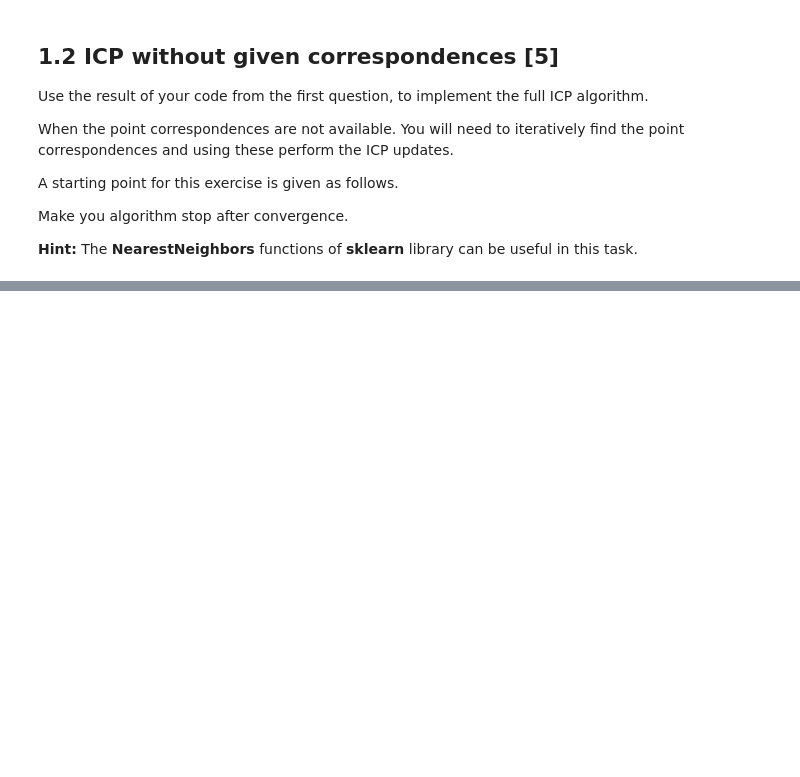
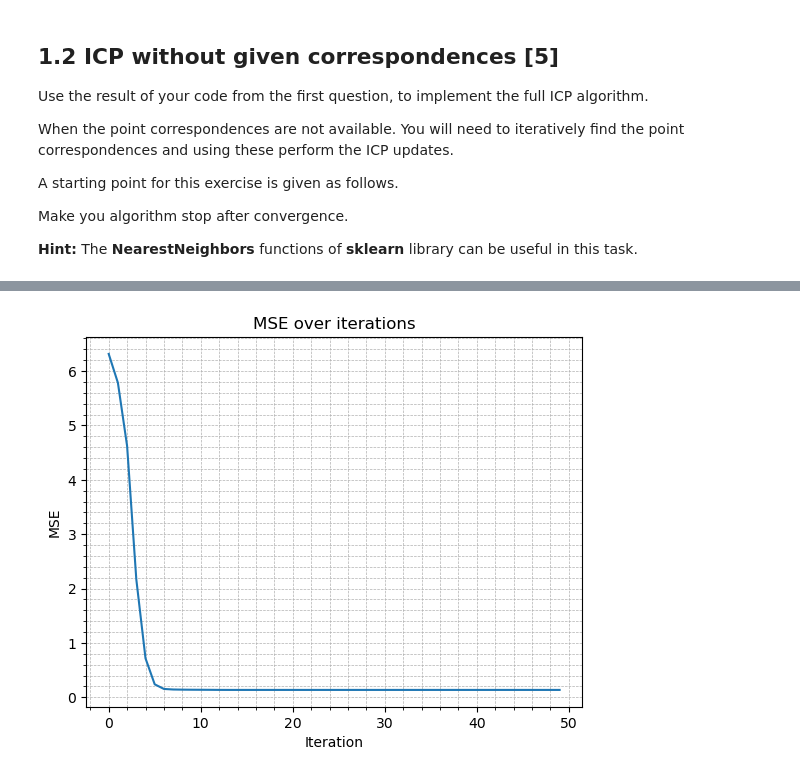
Before and after one commit to AndrewZheng-1011/mobile_sensing_robotics, a Jupyter notebook: 2020-msr2-exercises/2020-msr2-exercise-01-icp/2020-msr2-exercise-01-icp/ex1.ipynb, the cells around one changed output, grey strips where cells are left out. Saved outputs shown, nothing was run; the diff lists cells and outputs as text; code cells hidden in the pictures; blank space fills up the shorter version.

```diff
--- a/2020-msr2-exercises/2020-msr2-exercise-01-icp/2020-msr2-exercise-01-icp/ex1.ipynb
+++ b/2020-msr2-exercises/2020-msr2-exercise-01-icp/2020-msr2-exercise-01-icp/ex1.ipynb
@@ -149,0 +280,22 @@ Text(0.5, 1.0, 'MSE over iterations')
+# %%
+plt.plot(E_list)
+plt.xlabel('Iteration')
+plt.ylabel('MSE')
+plt.title('MSE over iterations')
+plt.minorticks_on()
+plt.grid(which='both', linestyle='--', linewidth=0.5)
+
+# Find index where error less than threshold
+threshold = 0.1
+res = 0
+for i in range(len(E_list)):
+    #print(f"{E_list[i]} <= {threshold} ?")
+    if E_list[i] <= threshold:
+        res = i
+        print(f"Found threshold at index {res}")
+        break
+
+if res != 0:
+    plt.axvline(x=res, color='r', linestyle='--', linewidth=2, label='Vertical Line at x=3')
+# %% [output]
+[figure, added]
```
Also changed, not shown: parts of 9 cells of this notebook, 1 other file.
